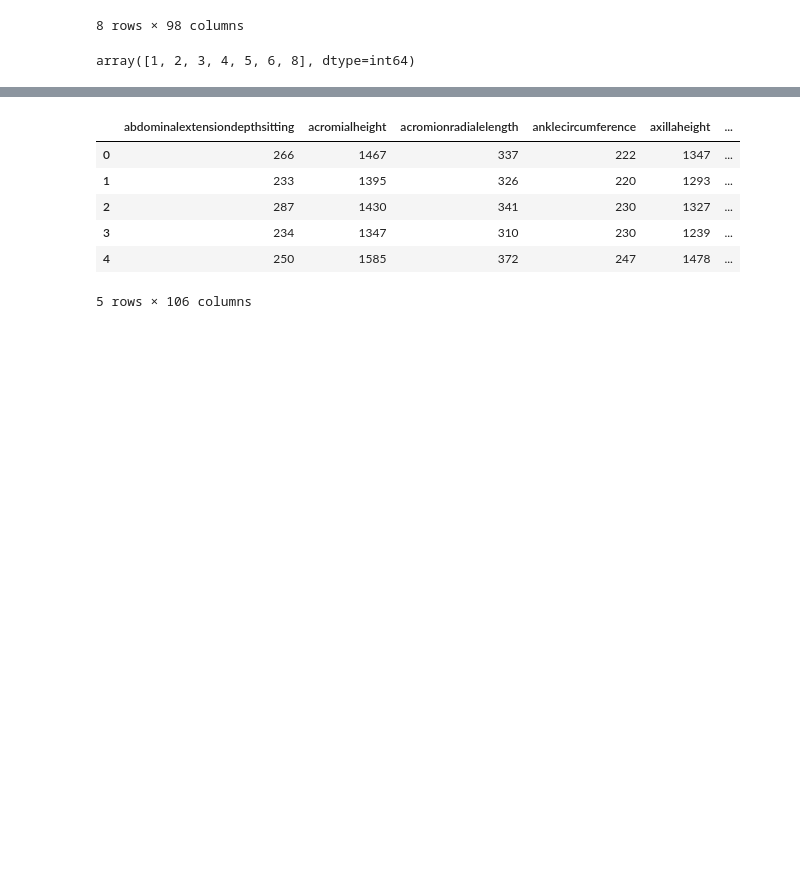
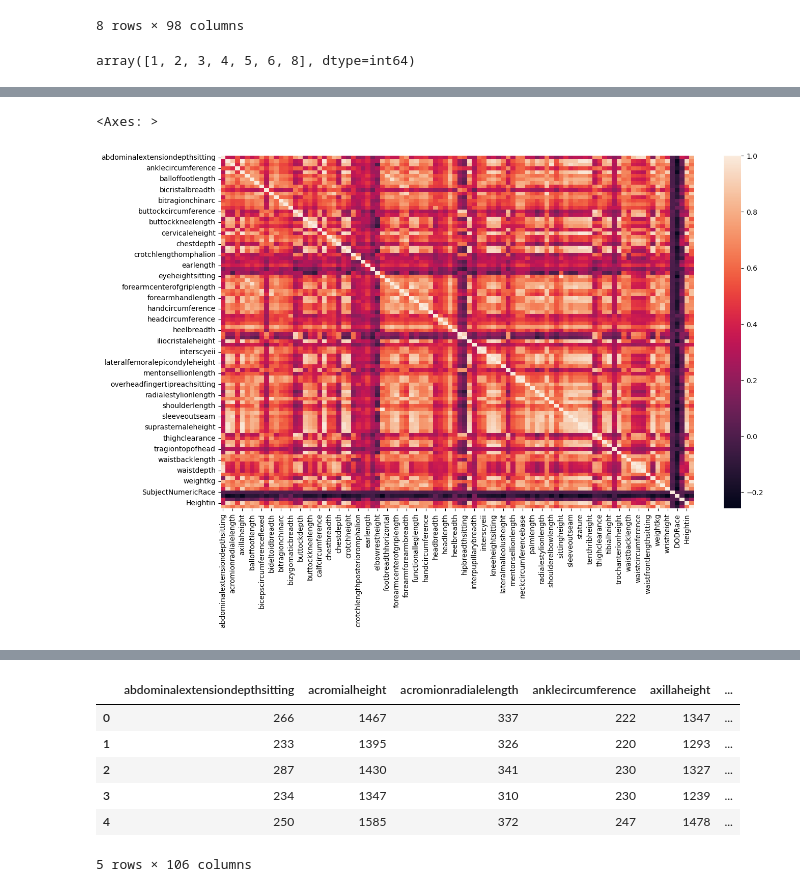
Before and after one commit to Hessa-Alharbi/Soldier-Race-Project, a Jupyter notebook: data_preparation/EDA.ipynb, the cells around one changed output, grey strips where cells are left out. Cells and saved outputs as stored; diff of their text form; code cells hidden in the pictures; blank space fills up the shorter version.

```diff
--- a/data_preparation/EDA.ipynb
+++ b/data_preparation/EDA.ipynb
@@ -150,0 +196,6 @@ sns.histplot(df['DODRace'])
+# %%
+plt.figure(figsize=(15,9))
+sns.heatmap(df.corr(numeric_only=True))
+# %% [output]
+<Axes: >
+[figure, added]
```
Also changed, not shown: parts of 12 cells of this notebook, 2 other files.
